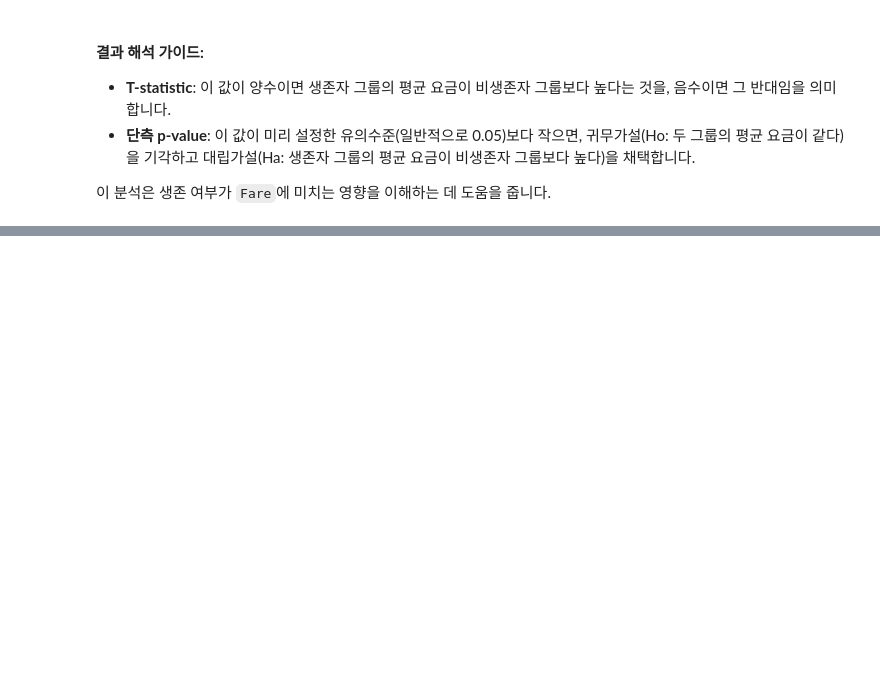
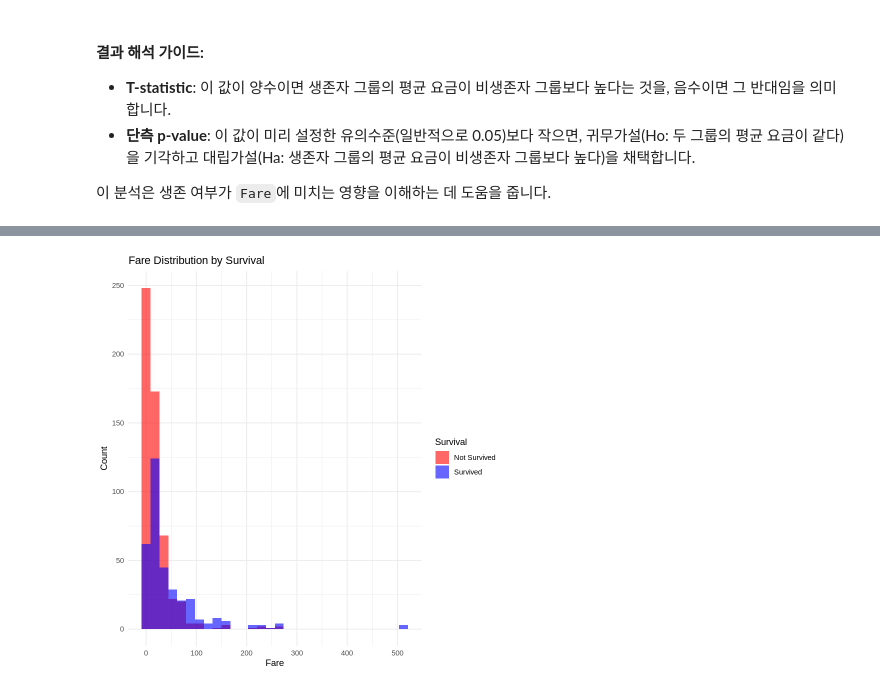
Before and after one commit to Parkss0/251119, a Jupyter notebook: Practice3.박성수.02621059.R.ipynb.ipynb, the cells around one changed output, grey strips where cells are left out. Drawn from its saved outputs; the diff is of its cells as text; code cells hidden in the pictures; blank space fills up the shorter version.

```diff
--- a/Practice3.박성수.02621059.R.ipynb.ipynb
+++ b/Practice3.박성수.02621059.R.ipynb.ipynb
@@ -98,0 +145,10 @@ T-statistic: 6.839
+# %%
+library(ggplot2)
+# 생존 여부별 분포 시각화
+ggplot(titanic_df, aes(x = Fare, fill = as.factor(Survived))) +
+  geom_histogram(bins = 30, alpha = 0.6, position = "identity") +
+  scale_fill_manual(values = c("red", "blue"), labels = c("Not Survived", "Survived")) +
+  labs(title = "Fare Distribution by Survival", x = "Fare", y = "Count", fill = "Survival") +
+  theme_minimal()
+# %% [output]
+[figure, added]
```
Also changed, not shown: parts of 15 cells of this notebook.
